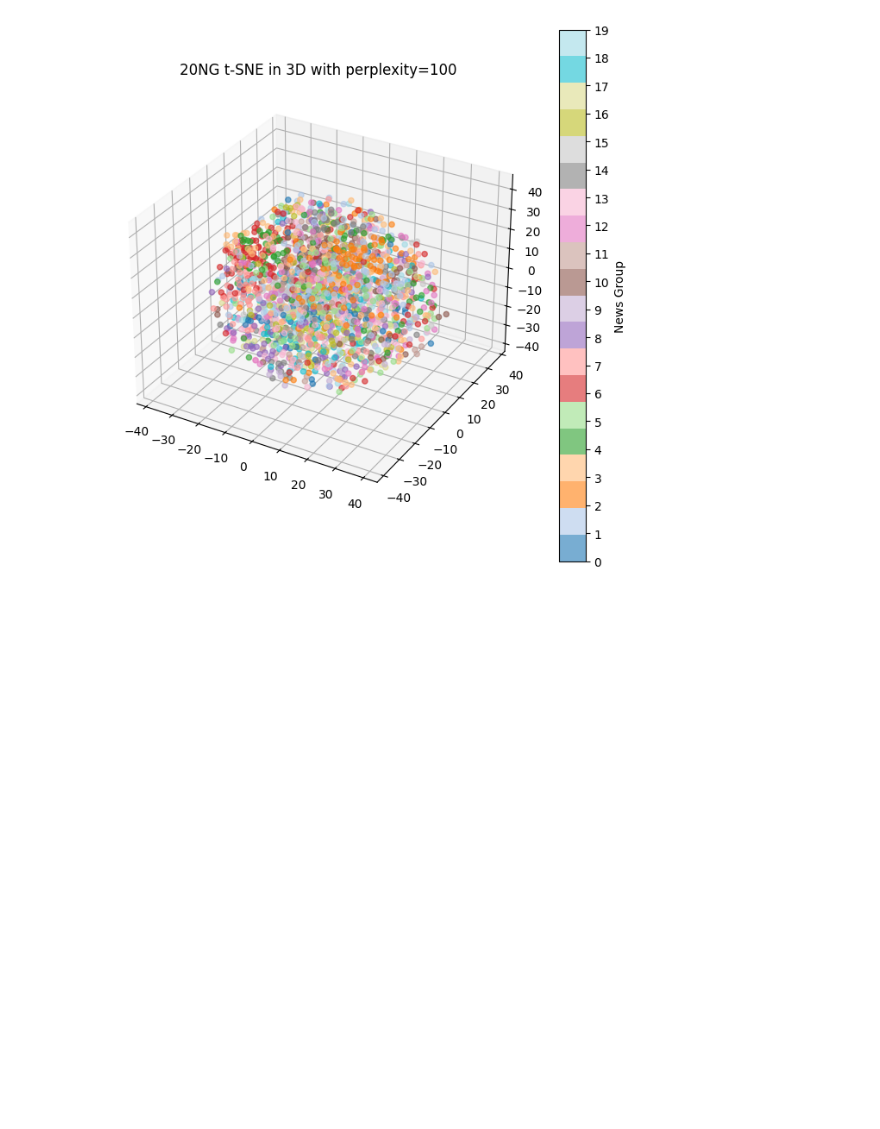
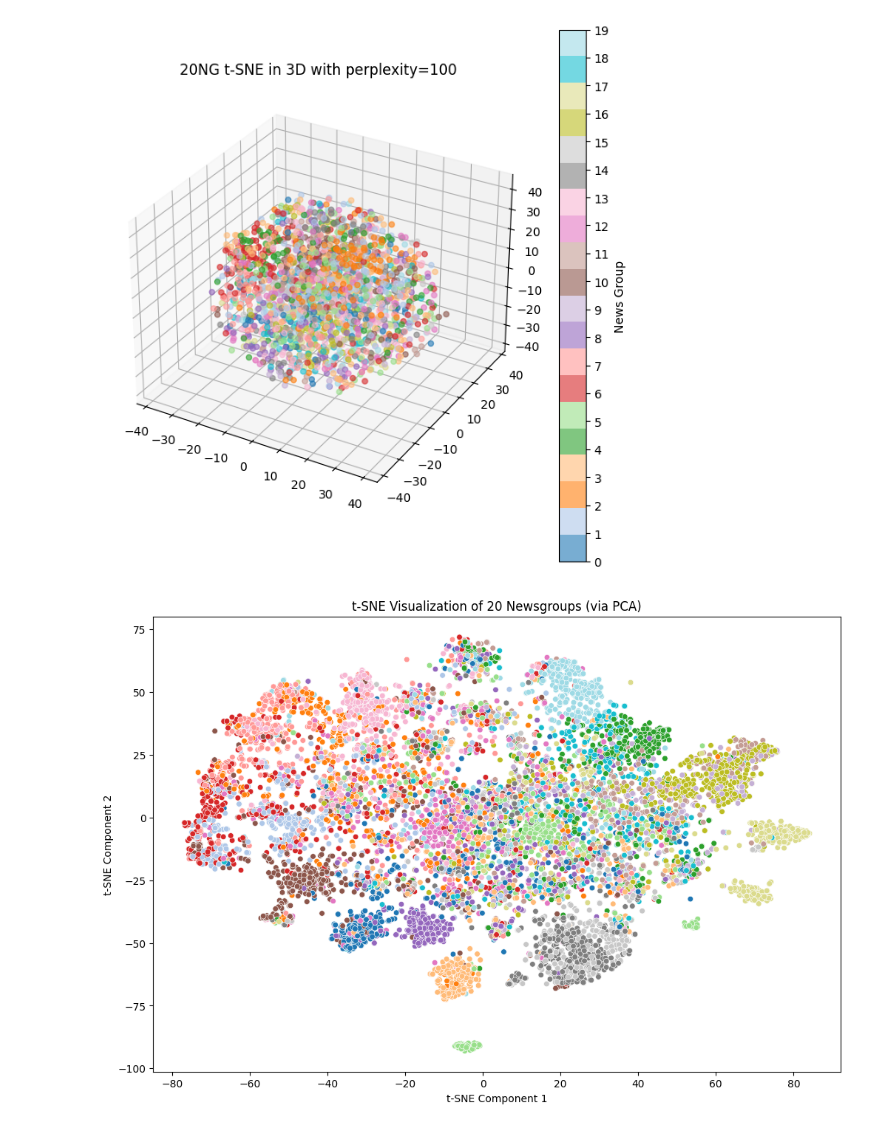
Before and after one commit to jenishk20/DS5230-UML, a Jupyter notebook: HWK3B/P1_TSNE_Library.ipynb, the cells around one changed output. Drawn from its saved outputs; the diff is of its cells as text; code cells hidden in the pictures; blank space fills up the shorter version.

```diff
--- a/HWK3B/P1_TSNE_Library.ipynb
+++ b/HWK3B/P1_TSNE_Library.ipynb
@@ -58,3 +58,46 @@ for perp in perplexities:
 [figure]
 [figure]
 [figure]
+# %%
+from sklearn.datasets import fetch_20newsgroups
+from sklearn.feature_extraction.text import TfidfVectorizer
+from sklearn.decomposition import PCA
+from sklearn.manifold import TSNE
+import matplotlib.pyplot as plt
+import seaborn as sns
+import pandas as pd
+
+# Step 1: Load 20 Newsgroups data
+newsgroups = fetch_20newsgroups(subset='train', remove=('headers', 'footers', 'quotes'))
+
+# Step 2: Vectorize using TF-IDF
+vectorizer = TfidfVectorizer(max_features=5000, stop_words='english')
+X_tfidf = vectorizer.fit_transform(newsgroups.data)
+
+# Step 3: Convert to dense (required for PCA)
+X_dense = X_tfidf.toarray()
+
+# Step 4: PCA to reduce to 50 dimensions
+pca = PCA(n_components=50, random_state=42)
+X_pca = pca.fit_transform(X_dense)
+
+# Step 5: t-SNE to reduce to 2D for visualization
+tsne = TSNE(n_components=2, perplexity=30, random_state=42)
+X_tsne = tsne.fit_transform(X_pca)
+
+# Step 6: Create DataFrame for plotting
+df_tsne = pd.DataFrame({
+    'x': X_tsne[:, 0],
+    'y': X_tsne[:, 1],
+    'label': [newsgroups.target_names[i] for i in newsgroups.target]
+})
+
+# Step 7: Plot using Seaborn
+plt.figure(figsize=(12, 8))
+sns.scatterplot(data=df_tsne, x='x', y='y', hue='label', palette='tab20', s=30, legend=False)
+plt.title("t-SNE Visualization of 20 Newsgroups (via PCA)")
+plt.xlabel("t-SNE Component 1")
+plt.ylabel("t-SNE Component 2")
+plt.show()
+# %% [output]
+[figure, added]
```
Also changed, not shown: 6 other files.
